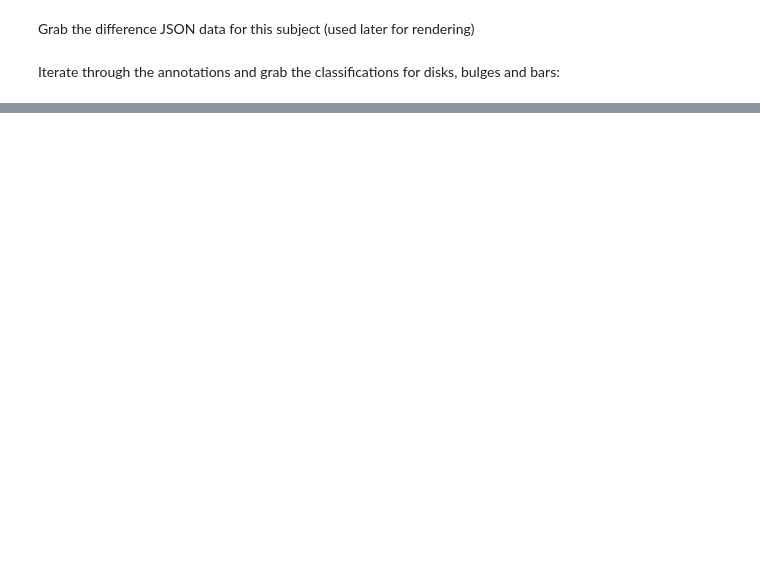
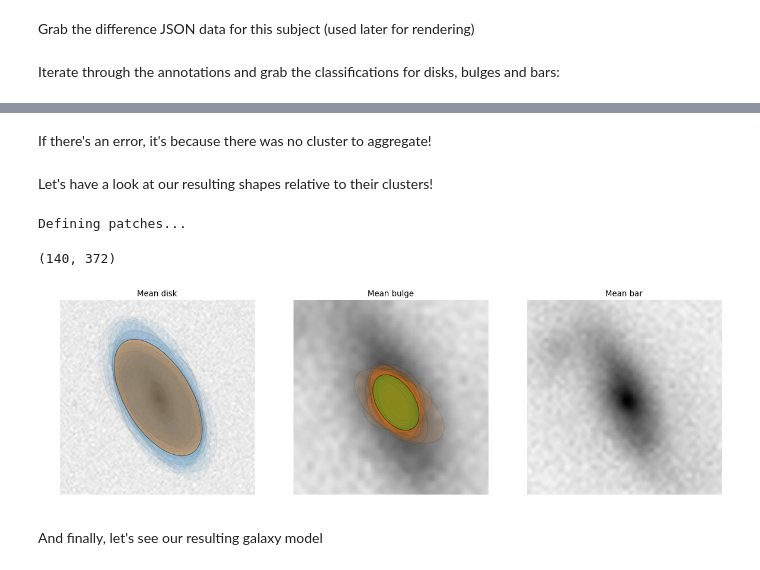
Before and after one commit to tingard/Galaxy-builder-aggregation, a Jupyter notebook: component-clustering/cluster-bulge-disk.ipynb, the cells around one changed output, grey strips where cells are left out. Saved outputs shown, nothing was run; the diff lists cells and outputs as text; code cells hidden in the pictures; blank space fills up the shorter version.

```diff
--- a/component-clustering/cluster-bulge-disk.ipynb
+++ b/component-clustering/cluster-bulge-disk.ipynb
@@ -573,0 +193,4 @@ _ = pm.display('clustered_components', f)
+# %%
+clustered_disks = [d['value'][0]['value'][0] for d in np.array(drawn_disks)[disk_labels == 0]]
+clustered_bulges = [b['value'][0]['value'][0] for b in np.array(drawn_bulges)[bulge_labels == 0]]
+clustered_bars = [b['value'][0]['value'][0] for b in np.array(drawn_bars)[bar_labels == 0]]
@@ -573,0 +272,65 @@ _ = pm.display('clustered_components', f)
+# %% [markdown]
+If there's an error, it's because there was no cluster to aggregate!
+# %% [markdown]
+Let's have a look at our resulting shapes relative to their clusters!
+# %%
+bulge_crop = 180
+bar_crop = 140
+# %%
+print('Defining patches...')
+mean_disk_patch = PolygonPatch(mean_disk_geom, fc='C1', ec='k', alpha=0.4, zorder=3)
+try:
+    mean_bulge_patch = PolygonPatch(mean_bulge_geom, fc='C2', ec='k', alpha=0.5, zorder=3)
+except NameError:
+    pass
+try:
+    mean_bar_patch = PolygonPatch(mean_bar_geom, fc='C3', ec='k', alpha=0.5, zorder=3)
+except NameError:
+    pass
+# %% [output]
+Defining patches...
+# %%
+fig = plt.figure(1, figsize=(18, 6), dpi=80)
+plt.subplot(131)
+plt.imshow(pic_array, origin='lower', cmap='gray_r')
+for disk in disk_geoms[disk_labels == 0]:
+    p = PolygonPatch(disk, fc='C0', ec='k', alpha=0.05, zorder=2)
+    plt.gca().add_patch(p)
+plt.gca().add_patch(mean_disk_patch)
+plt.axis('off')
+plt.title('Mean disk')
+
+plt.subplot(132)
+fig = plt.figure(1, figsize=(6, 6), dpi=100)
+plt.imshow(pic_array, origin='lower', cmap='gray_r')
+for bulge in bulge_geoms[bulge_labels == 0]:
+    p = PolygonPatch(bulge, fc='C1', ec='k', alpha=0.1, zorder=2)
+    plt.gca().add_patch(p)
+try:
+    plt.gca().add_patch(mean_bulge_patch)
+except NameError:
+    pass
+plt.axis('off')
+plt.title('Mean bulge')
+plt.xlim(bulge_crop, pic_array.shape[0] - bulge_crop);
+plt.ylim(bulge_crop, pic_array.shape[0] - bulge_crop)
+
+plt.subplot(133)
+fig = plt.figure(1, figsize=(6, 6), dpi=100)
+plt.imshow(pic_array, origin='lower', cmap='gray_r')
+for bar in bar_geoms[bar_labels == 0]:
+    p = PolygonPatch(bar, fc='C2', ec='k', alpha=0.1, zorder=2)
+    plt.gca().add_patch(p)
+try:
+    plt.gca().add_patch(mean_bar_patch)
+except NameError:
+    pass
+plt.axis('off')
+plt.title('Mean bar')
+plt.xlim(bar_crop, pic_array.shape[0] - bar_crop);
+plt.ylim(bar_crop, pic_array.shape[0] - bar_crop)
+# %% [output]
+(140, 372)
+[figure, added]
+# %% [markdown]
+And finally, let's see our resulting galaxy model
```
Also changed, not shown: parts of 71 cells of this notebook, 7 other files.
